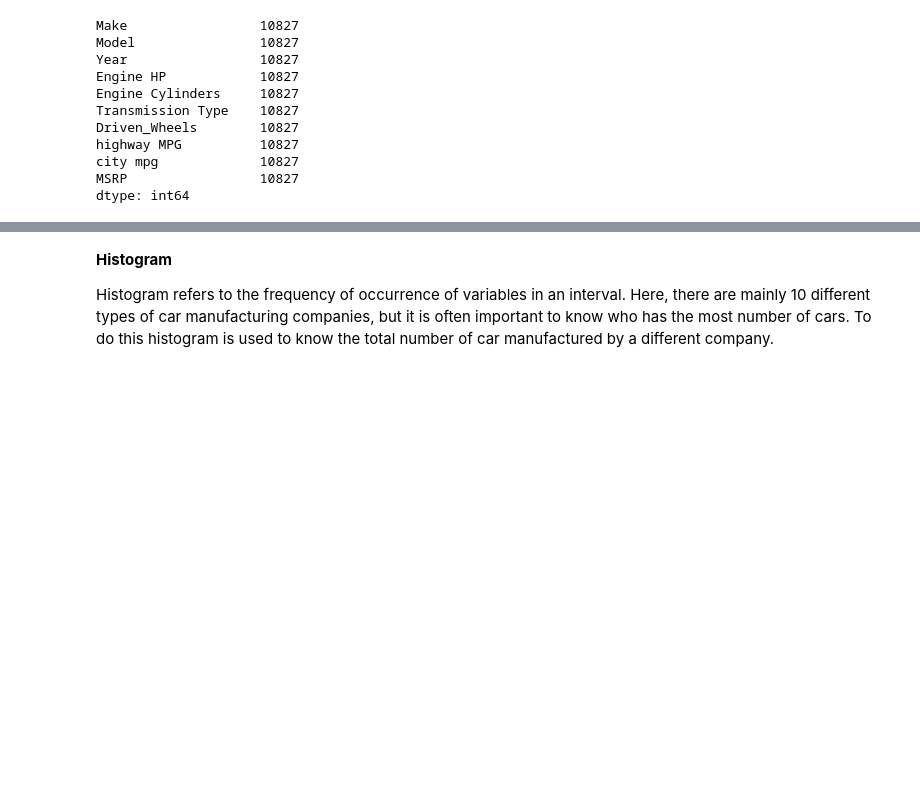
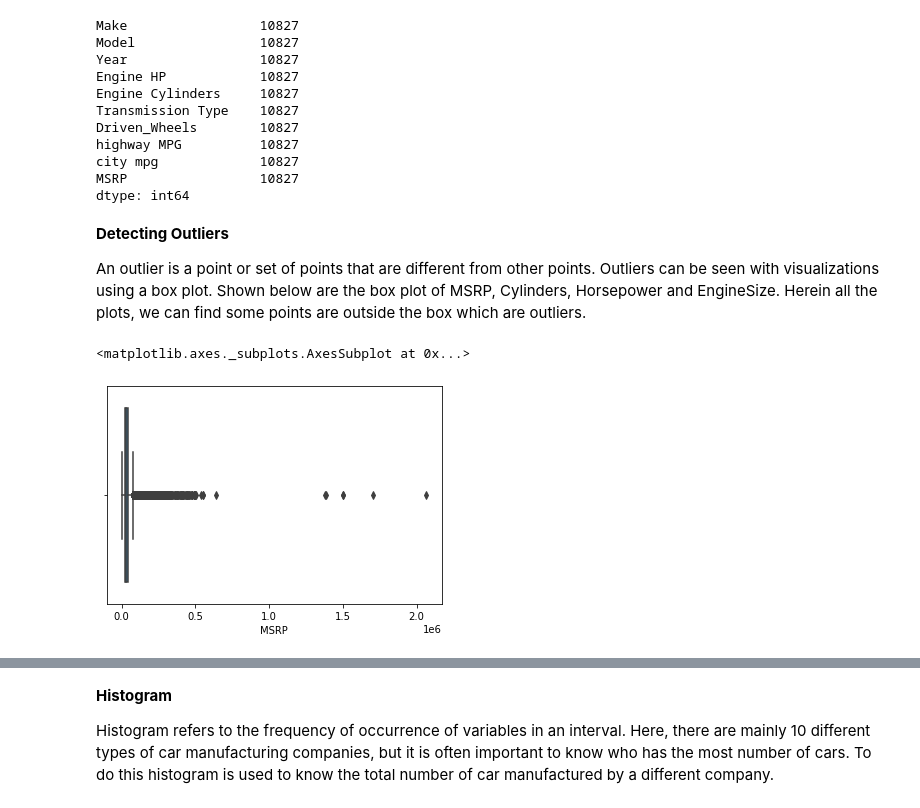
Before and after one commit to nagaswetha125/Basic-ML, a Jupyter notebook: EDA.ipynb, the cells around one changed output, grey strips where cells are left out. Saved outputs shown, nothing was run; the diff lists cells and outputs as text; code cells hidden in the pictures; blank space fills up the shorter version.

```diff
--- a/EDA.ipynb
+++ b/EDA.ipynb
@@ -123,3 +123,12 @@ highway MPG          10827
 city mpg             10827
 MSRP                 10827
 dtype: int64
+# %% [markdown]
+ **Detecting Outliers**
+
+An outlier is a point or set of points that are different from other points.  Outliers can be seen with visualizations using a box plot. Shown below are the box plot of MSRP, Cylinders, Horsepower and EngineSize. Herein all the plots, we can find some points are outside the box which are outliers.
+# %%
+sns.boxplot(x=df['MSRP'])
+# %% [output]
+<matplotlib.axes._subplots.AxesSubplot at 0x...>
+[figure, added]
```
Also changed, not shown: parts of 4 cells of this notebook.
